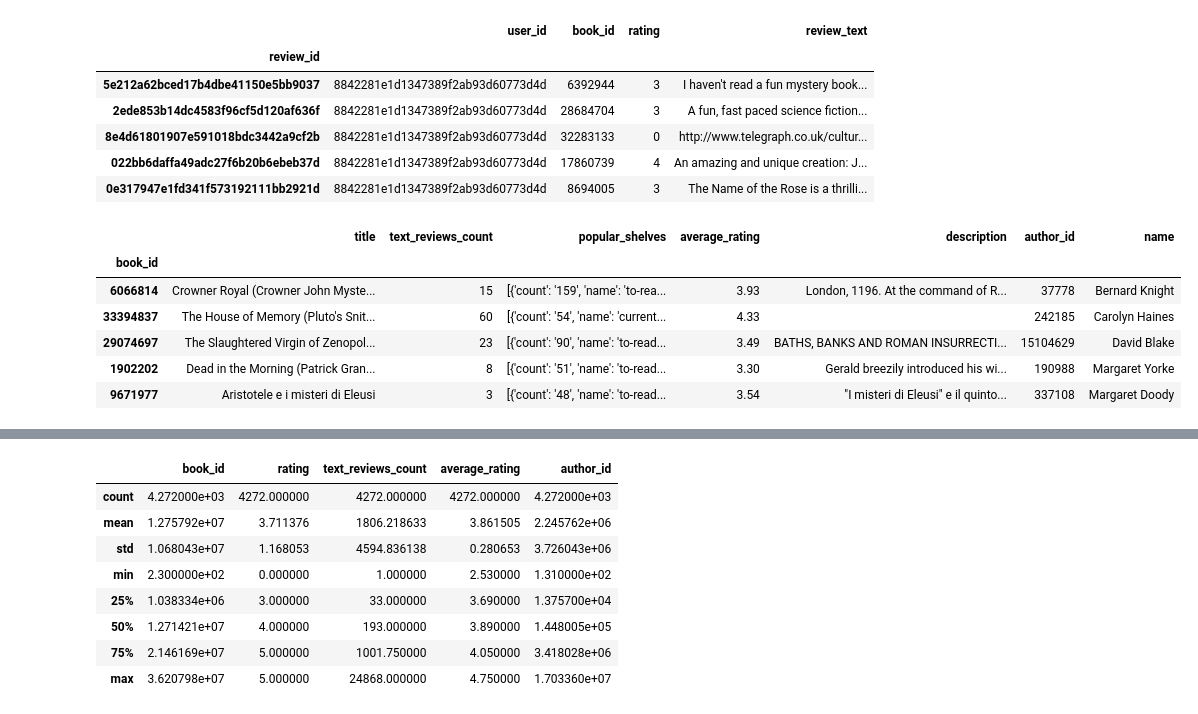
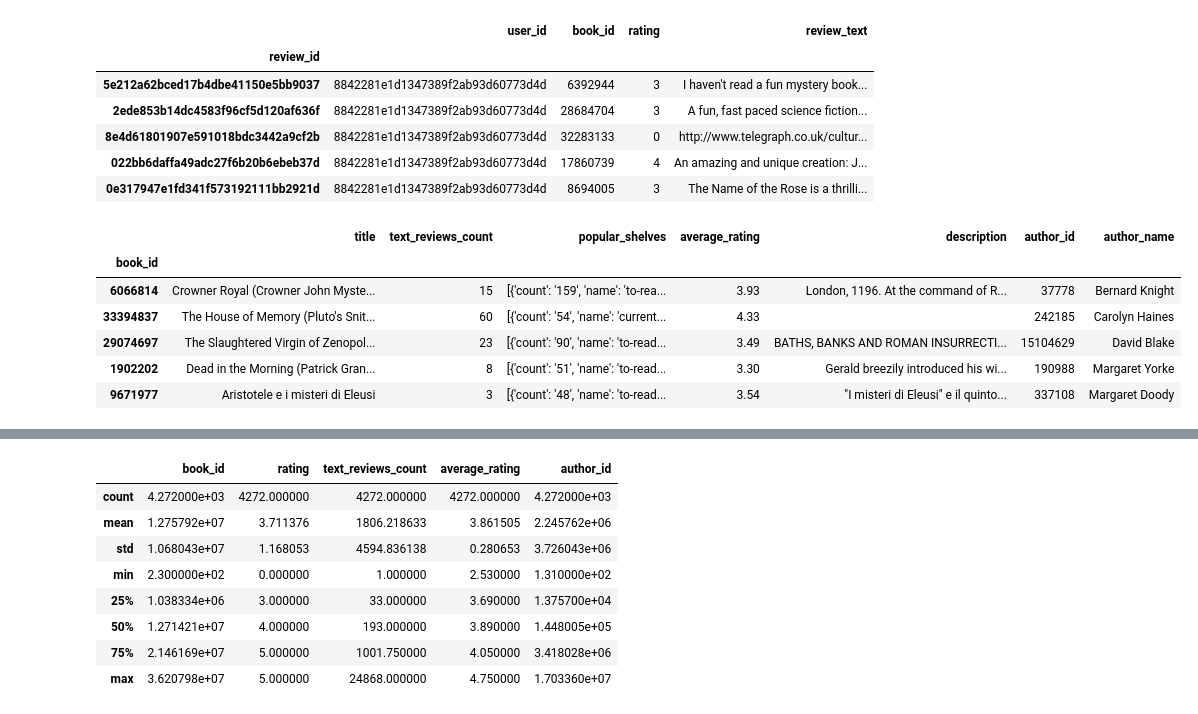
Before and after one commit to simon376/ds-recommender-project, a Jupyter notebook: 02_feature_processing.ipynb, the cells around one changed output, grey strips where cells are left out. Drawn from its saved outputs; the diff is of its cells as text; code cells hidden in the pictures.

```diff
--- a/02_feature_processing.ipynb
+++ b/02_feature_processing.ipynb
@@ -30,16 +30,17 @@ df_reviews.head()
 | 8e4d61801907e591018bdc3442a9cf2b | 8842281e1d1347389f2ab93d60773d4d | 32283133 | 0 | http://www.telegraph.co.uk/cultur... |
 | 022bb6daffa49adc27f6b20b6ebeb37d | 8842281e1d1347389f2ab93d60773d4d | 17860739 | 4 | An amazing and unique creation: J... |
 | 0e317947e1fd341f573192111bb2921d | 8842281e1d1347389f2ab93d60773d4d | 8694005 | 3 | The Name of the Rose is a thrilli... |
-# %%
-df_books.head()
-# %% [output]
-|  | title | text_reviews_count | popular_shelves | average_rating | description | author_id | name |
-| book_id |  |  |  |  |  |  |  |
-| 6066814 | Crowner Royal (Crowner John Myste... | 15 | [{'count': '159', 'name': 'to-rea... | 3.93 | London, 1196. At the command of R... | 37778 | Bernard Knight |
-| 33394837 | The House of Memory (Pluto's Snit... | 60 | [{'count': '54', 'name': 'current... | 4.33 |  | 242185 | Carolyn Haines |
-| 29074697 | The Slaughtered Virgin of Zenopol... | 23 | [{'count': '90', 'name': 'to-read... | 3.49 | BATHS, BANKS AND ROMAN INSURRECTI... | 15104629 | David Blake |
-| 1902202 | Dead in the Morning (Patrick Gran... | 8 | [{'count': '51', 'name': 'to-read... | 3.30 | Gerald breezily introduced his wi... | 190988 | Margaret Yorke |
-| 9671977 | Aristotele e i misteri di Eleusi | 3 | [{'count': '48', 'name': 'to-read... | 3.54 | "I misteri di Eleusi" e il quinto... | 337108 | Margaret Doody |
+# %%
+df_books.rename(columns={"name": "author_name"}, inplace=True)
+df_books.head()
+# %% [output]
+|  | title | text_reviews_count | popular_shelves | average_rating | description | author_id | author_name |
+| book_id |  |  |  |  |  |  |  |
+| 6066814 | Crowner Royal (Crowner John Myste... | 15 | [{'count': '159', 'name': 'to-rea... | 3.93 | London, 1196. At the command of R... | 37778 | Bernard Knight |
+| 33394837 | The House of Memory (Pluto's Snit... | 60 | [{'count': '54', 'name': 'current... | 4.33 |  | 242185 | Carolyn Haines |
+| 29074697 | The Slaughtered Virgin of Zenopol... | 23 | [{'count': '90', 'name': 'to-read... | 3.49 | BATHS, BANKS AND ROMAN INSURRECTI... | 15104629 | David Blake |
+| 1902202 | Dead in the Morning (Patrick Gran... | 8 | [{'count': '51', 'name': 'to-read... | 3.30 | Gerald breezily introduced his wi... | 190988 | Margaret Yorke |
+| 9671977 | Aristotele e i misteri di Eleusi | 3 | [{'count': '48', 'name': 'to-read... | 3.54 | "I misteri di Eleusi" e il quinto... | 337108 | Margaret Doody |
 # %%
 df_join = pd.merge(df_reviews, df_books, left_on="book_id", right_index=True)
 df_join.head()
```
Also changed, not shown: parts of 11 cells of this notebook, 1 other file.
